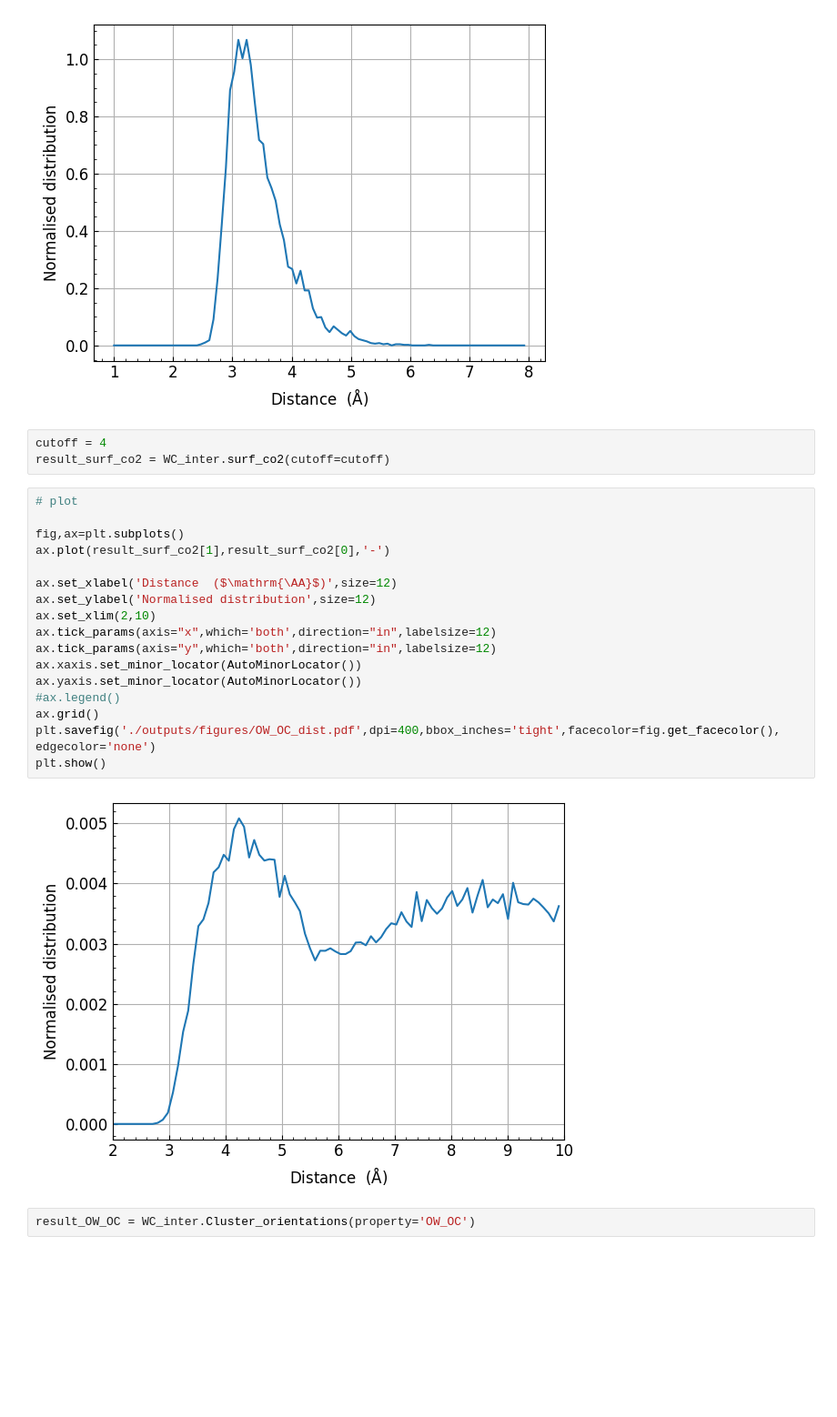
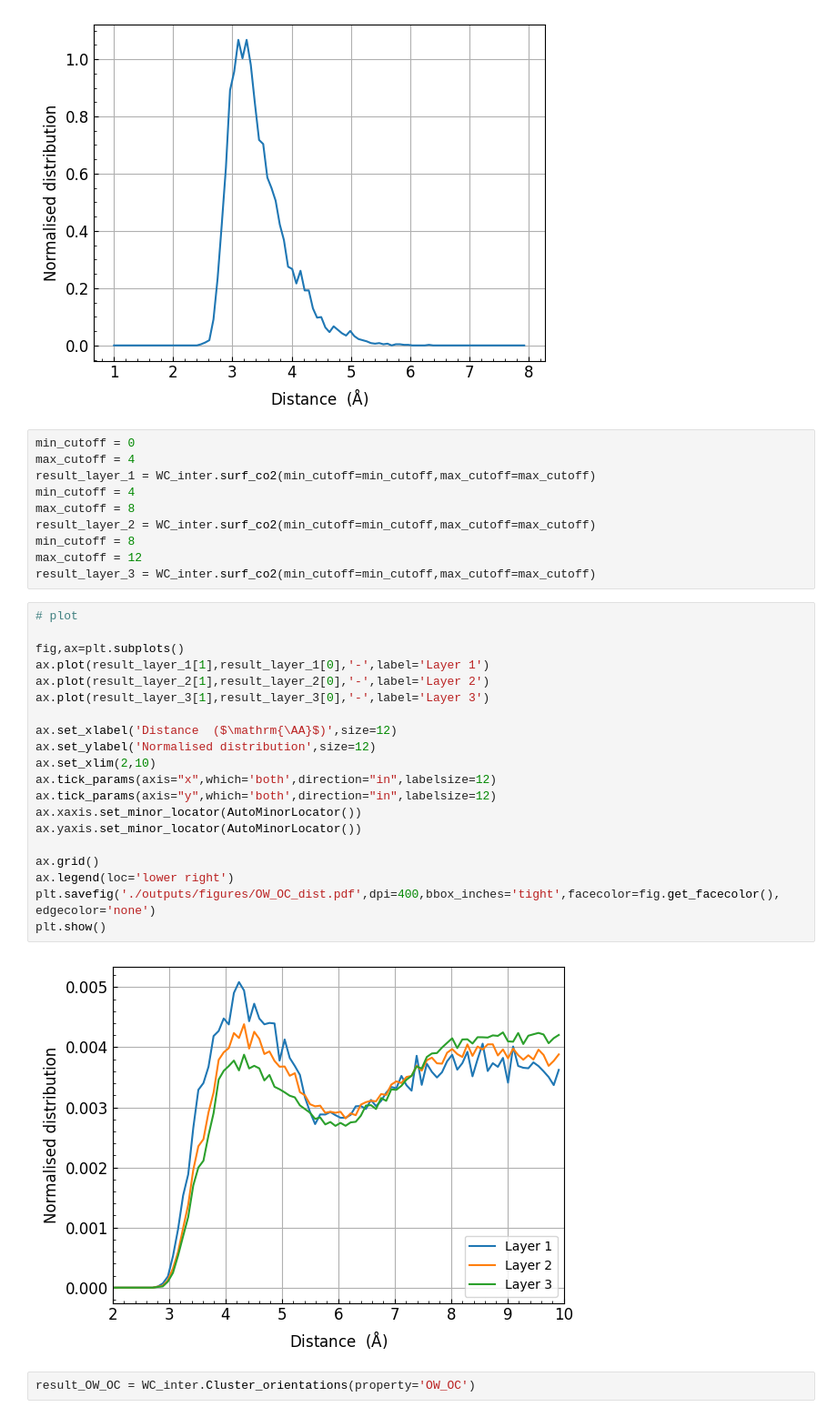
Before and after one commit to water-ice-group/on_a_WIM, a Jupyter notebook: development.ipynb, the cells around one changed output. Shown at 91% size. Drawn from its saved outputs; the diff is of its cells as text; blank space fills up the shorter version.

Commit message:
Functionality for detecting CO2 at different distances from the instantaneous interface.

```diff
--- a/development.ipynb
+++ b/development.ipynb
@@ -498,28 +498,38 @@ plt.savefig('./outputs/figures/OW_OC_dist.pdf',dpi=400,bbox_inches='tight',facec
 plt.show()
 # %% [output]
 [figure]
-# %%
-cutoff = 4
-result_surf_co2 = WC_inter.surf_co2(cutoff=cutoff)
+# %%
+min_cutoff = 0
+max_cutoff = 4
+result_layer_1 = WC_inter.surf_co2(min_cutoff=min_cutoff,max_cutoff=max_cutoff)
+min_cutoff = 4
+max_cutoff = 8
+result_layer_2 = WC_inter.surf_co2(min_cutoff=min_cutoff,max_cutoff=max_cutoff)
+min_cutoff = 8
+max_cutoff = 12
+result_layer_3 = WC_inter.surf_co2(min_cutoff=min_cutoff,max_cutoff=max_cutoff)
 # %%
 # plot
 
 fig,ax=plt.subplots()
-ax.plot(result_surf_co2[1],result_surf_co2[0],'-')
+ax.plot(result_layer_1[1],result_layer_1[0],'-',label='Layer 1')
+ax.plot(result_layer_2[1],result_layer_2[0],'-',label='Layer 2')
+ax.plot(result_layer_3[1],result_layer_3[0],'-',label='Layer 3')
 
 ax.set_xlabel('Distance  ($\mathrm{\AA}$)',size=12)
 ax.set_ylabel('Normalised distribution',size=12)
 ax.set_xlim(2,10)
 ax.tick_params(axis="x",which='both',direction="in",labelsize=12)
 ax.tick_params(axis="y",which='both',direction="in",labelsize=12)
 ax.xaxis.set_minor_locator(AutoMinorLocator())
 ax.yaxis.set_minor_locator(AutoMinorLocator())
-#ax.legend()
+
 ax.grid()
+ax.legend(loc='lower right')
 plt.savefig('./outputs/figures/OW_OC_dist.pdf',dpi=400,bbox_inches='tight',facecolor=fig.get_facecolor(), edgecolor='none')
 plt.show()
 # %% [output]
-[figure, old version]
+[figure, new version]
 # %%
 result_OW_OC = WC_inter.Cluster_orientations(property='OW_OC')
 # %% [output]
```
Also changed, not shown: 4 other files.
